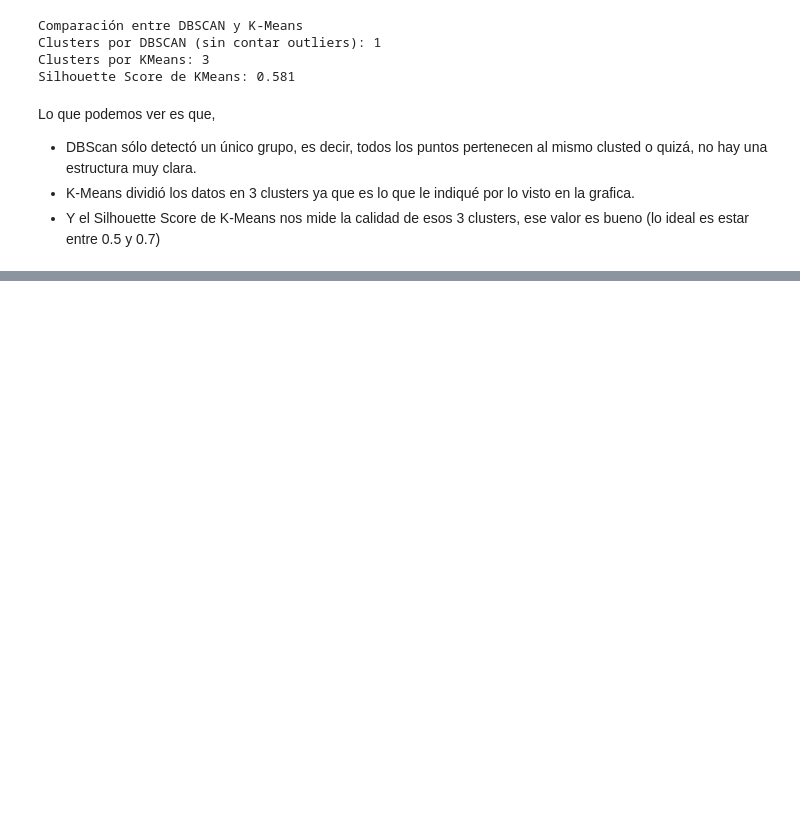
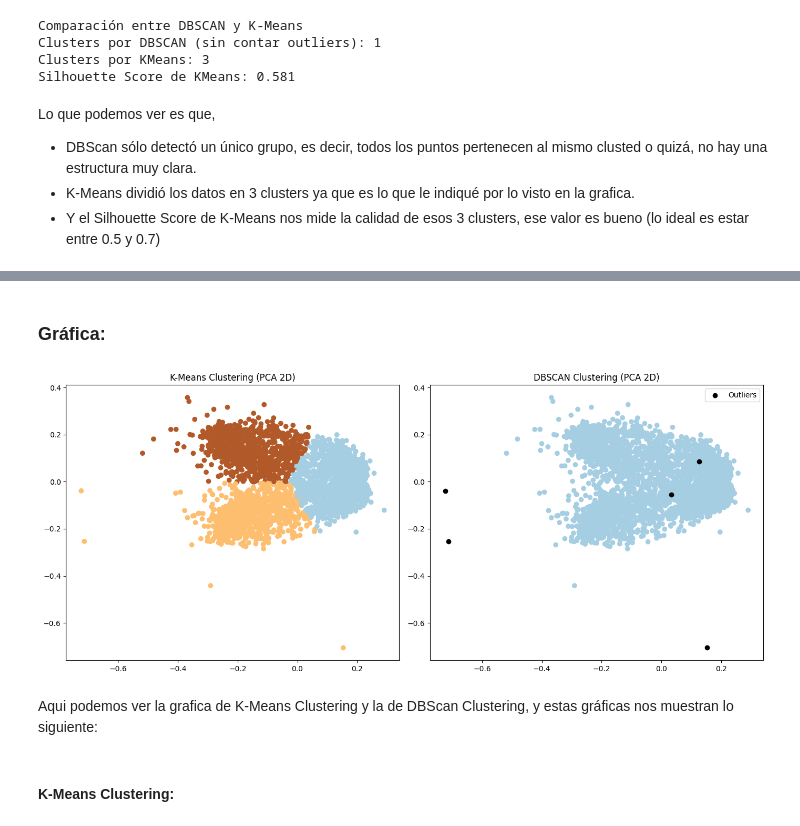
Before and after one commit to sandrabl03/Tecnicas-de-Aprendizaje-Automatico, a Jupyter notebook: trabajo_lab_2.ipynb, the cells around one changed output, grey strips where cells are left out. Saved outputs shown, nothing was run; the diff lists cells and outputs as text; code cells hidden in the pictures; blank space fills up the shorter version.

```diff
--- a/trabajo_lab_2.ipynb
+++ b/trabajo_lab_2.ipynb
@@ -552,0 +612,22 @@ Lo que podemos ver es que,
+# %% [markdown]
+### Gráfica:
+# %%
+fig, (ax1, ax2) = plt.subplots(1, 2, figsize=(14, 6))
+
+ax1.scatter(X_pca[:, 0], X_pca[:, 1], c=copia["kmeans_labels"], cmap="Paired")
+ax1.set_title("K-Means Clustering (PCA 2D)")
+
+outliers = copia["dbscan_labels"] == -1
+ax2.scatter(X_pca[~outliers, 0], X_pca[~outliers, 1], c=copia["dbscan_labels"][~outliers], cmap="Paired")
+ax2.scatter(X_pca[outliers, 0], X_pca[outliers, 1], color="black", label="Outliers")
+ax2.set_title("DBSCAN Clustering (PCA 2D)")
+ax2.legend()
+
+plt.tight_layout()
+plt.show()
+# %% [output]
+[figure, added]
+# %% [markdown]
+Aqui podemos ver la grafica de K-Means Clustering y la de DBScan Clustering, y estas gráficas nos muestran lo siguiente:
+# %% [markdown]
+#### K-Means Clustering:
```
Also changed, not shown: parts of 18 cells of this notebook.
